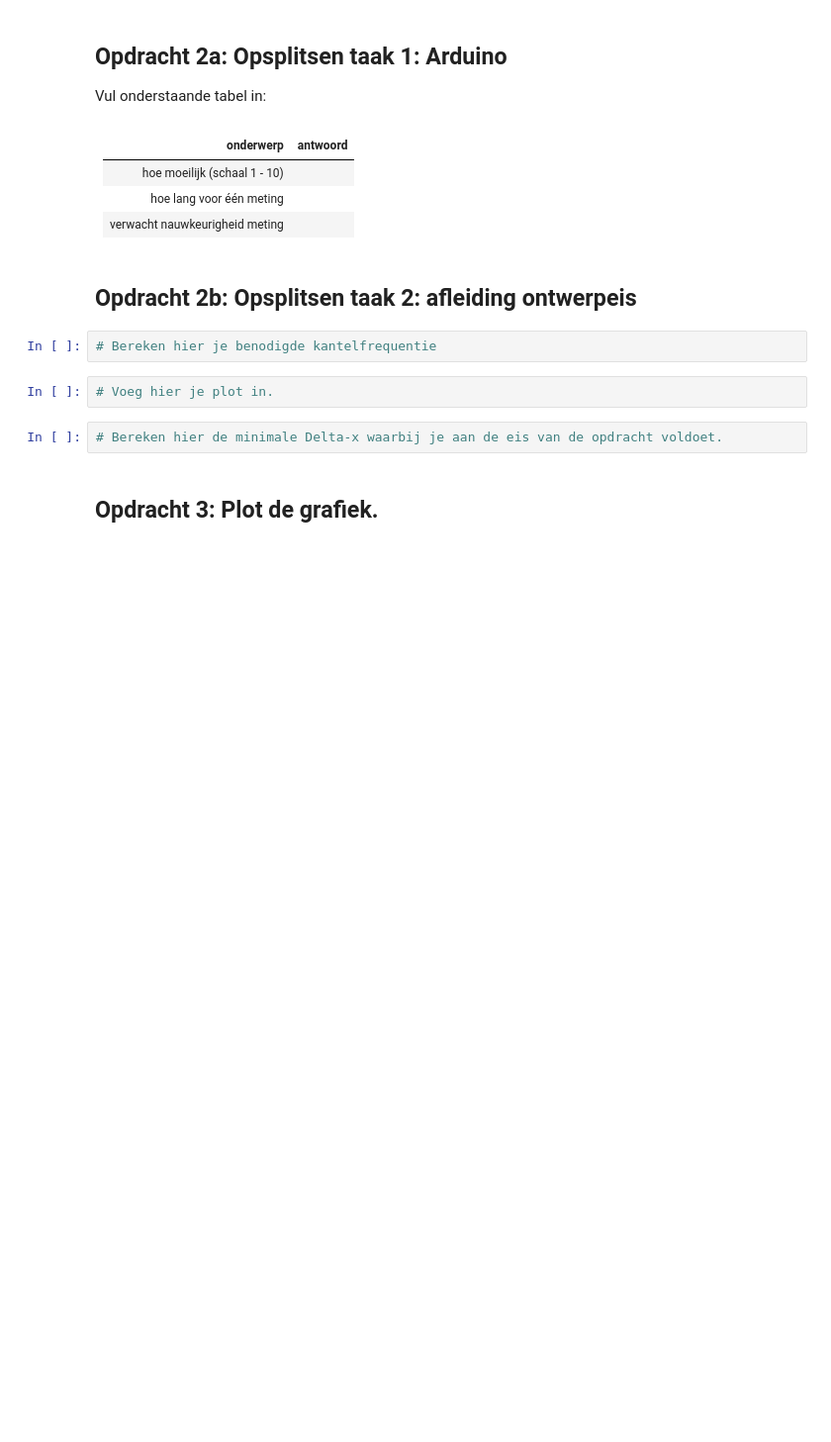
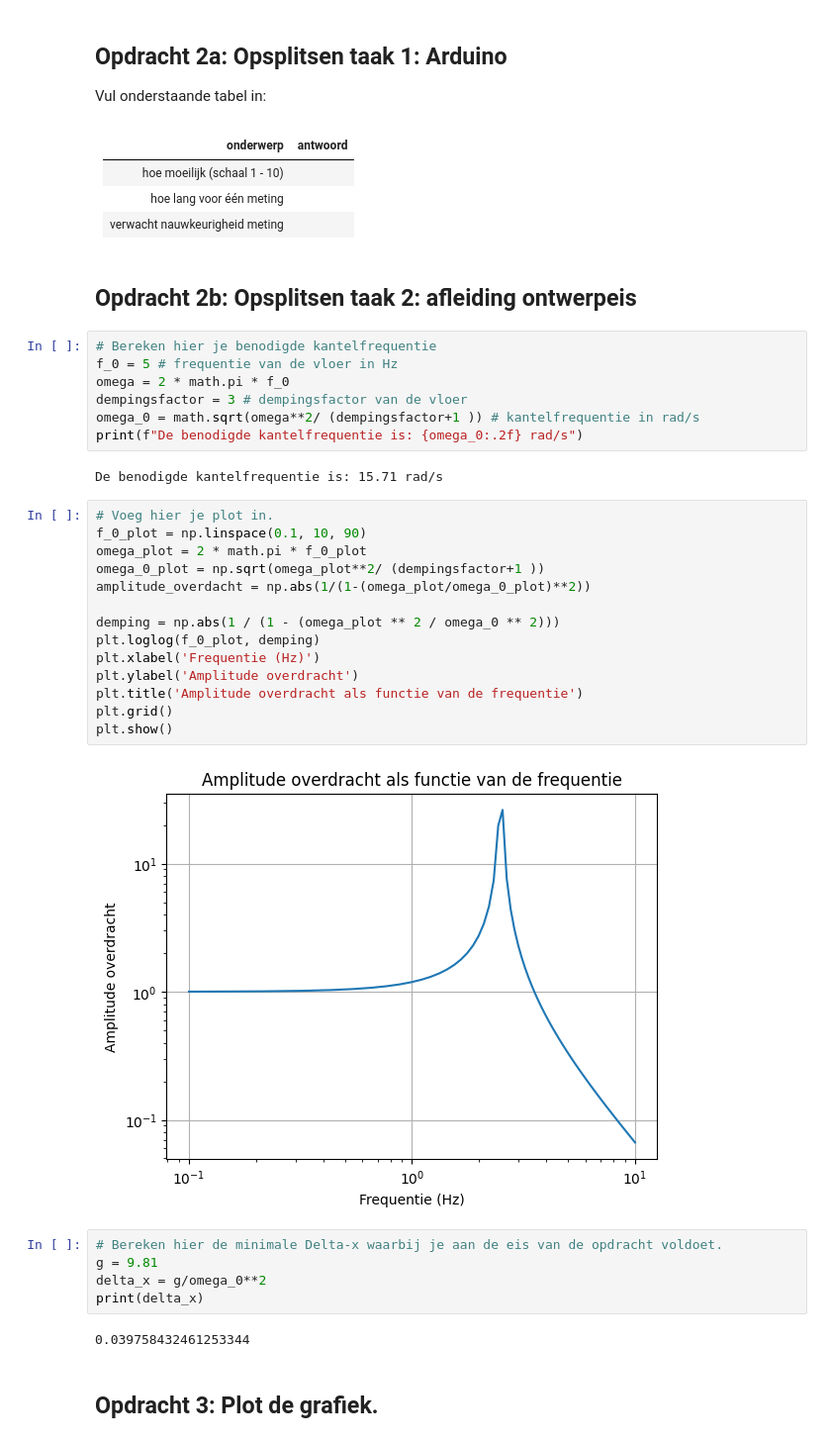
Before and after one commit to DRoelse/Daniel-Def-D, a Jupyter notebook: FysiekeOntwerpopdrachten/5MaakEenOpstellingTrillingsvrij/Ontwerpopdracht5MaakEenOpstellingTrillingsvrijInvulTemplate.ipynb, the cells around one changed output. Shown at 99% size. Drawn from its saved outputs; the diff is of its cells as text; blank space fills up the shorter version.

```diff
--- a/FysiekeOntwerpopdrachten/5MaakEenOpstellingTrillingsvrij/Ontwerpopdracht5MaakEenOpstellingTrillingsvrijInvulTemplate.ipynb
+++ b/FysiekeOntwerpopdrachten/5MaakEenOpstellingTrillingsvrij/Ontwerpopdracht5MaakEenOpstellingTrillingsvrijInvulTemplate.ipynb
@@ -44,10 +46,36 @@ Vul onderstaande tabel in:
 ## Opdracht 2b: Opsplitsen taak 2: afleiding ontwerpeis
 # %%
 # Bereken hier je benodigde kantelfrequentie
+f_0 = 5 # frequentie van de vloer in Hz
+omega = 2 * math.pi * f_0
+dempingsfactor = 3 # dempingsfactor van de vloer
+omega_0 = math.sqrt(omega**2/ (dempingsfactor+1 )) # kantelfrequentie in rad/s
+print(f"De benodigde kantelfrequentie is: {omega_0:.2f} rad/s")
+# %% [output]
+De benodigde kantelfrequentie is: 15.71 rad/s
 # %%
 # Voeg hier je plot in.
+f_0_plot = np.linspace(0.1, 10, 90)
+omega_plot = 2 * math.pi * f_0_plot
+omega_0_plot = np.sqrt(omega_plot**2/ (dempingsfactor+1 ))
+amplitude_overdacht = np.abs(1/(1-(omega_plot/omega_0_plot)**2))
+
+demping = np.abs(1 / (1 - (omega_plot ** 2 / omega_0 ** 2)))
+plt.loglog(f_0_plot, demping)
+plt.xlabel('Frequentie (Hz)')
+plt.ylabel('Amplitude overdracht')
+plt.title('Amplitude overdracht als functie van de frequentie')
+plt.grid()
+plt.show()
+# %% [output]
+[figure, added]
 # %%
 # Bereken hier de minimale Delta-x waarbij je aan de eis van de opdracht voldoet.
+g = 9.81
+delta_x = g/omega_0**2
+print(delta_x)
+# %% [output]
+0.039758432461253344
 # %% [markdown]
 ## Opdracht 3: Plot de grafiek.
 # %%
```
Also changed, not shown: parts of 6 cells of this notebook, 2 other files.
